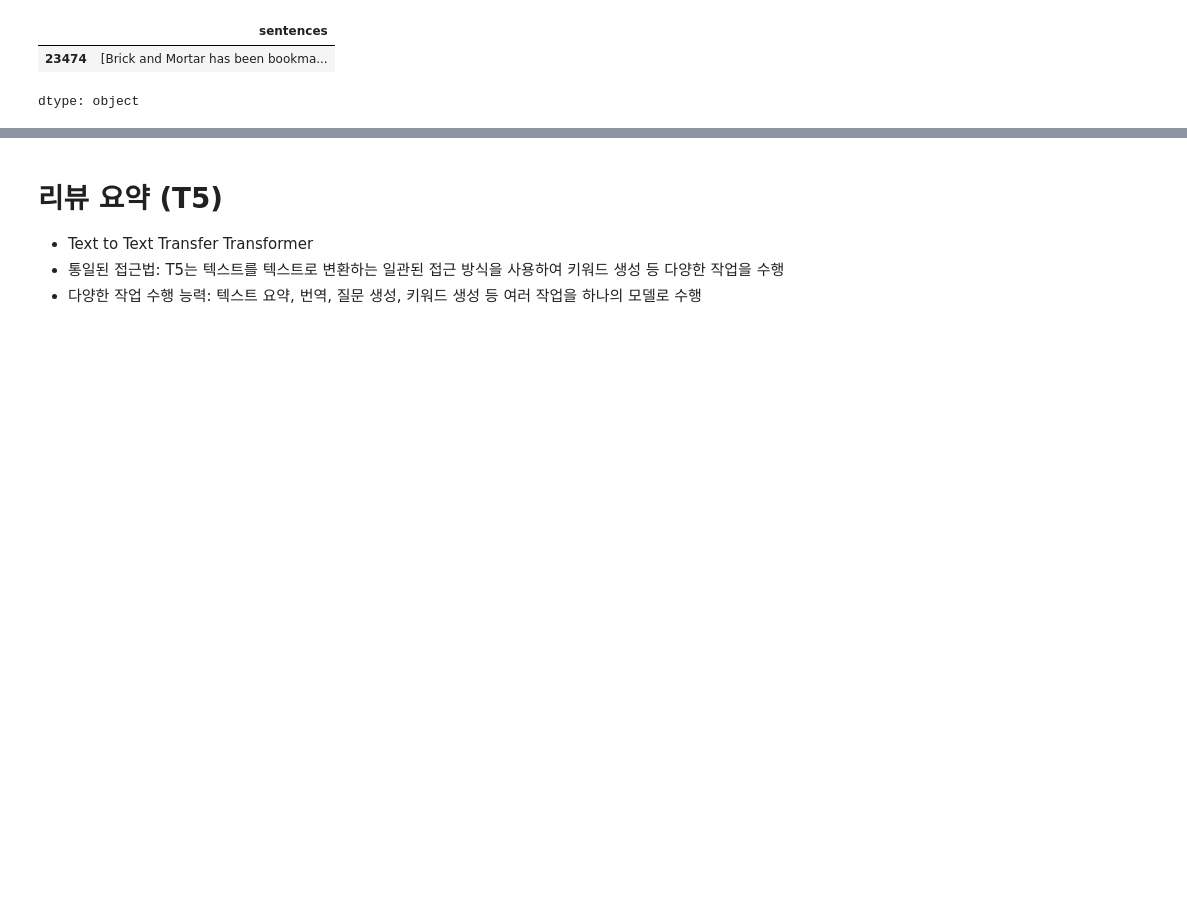
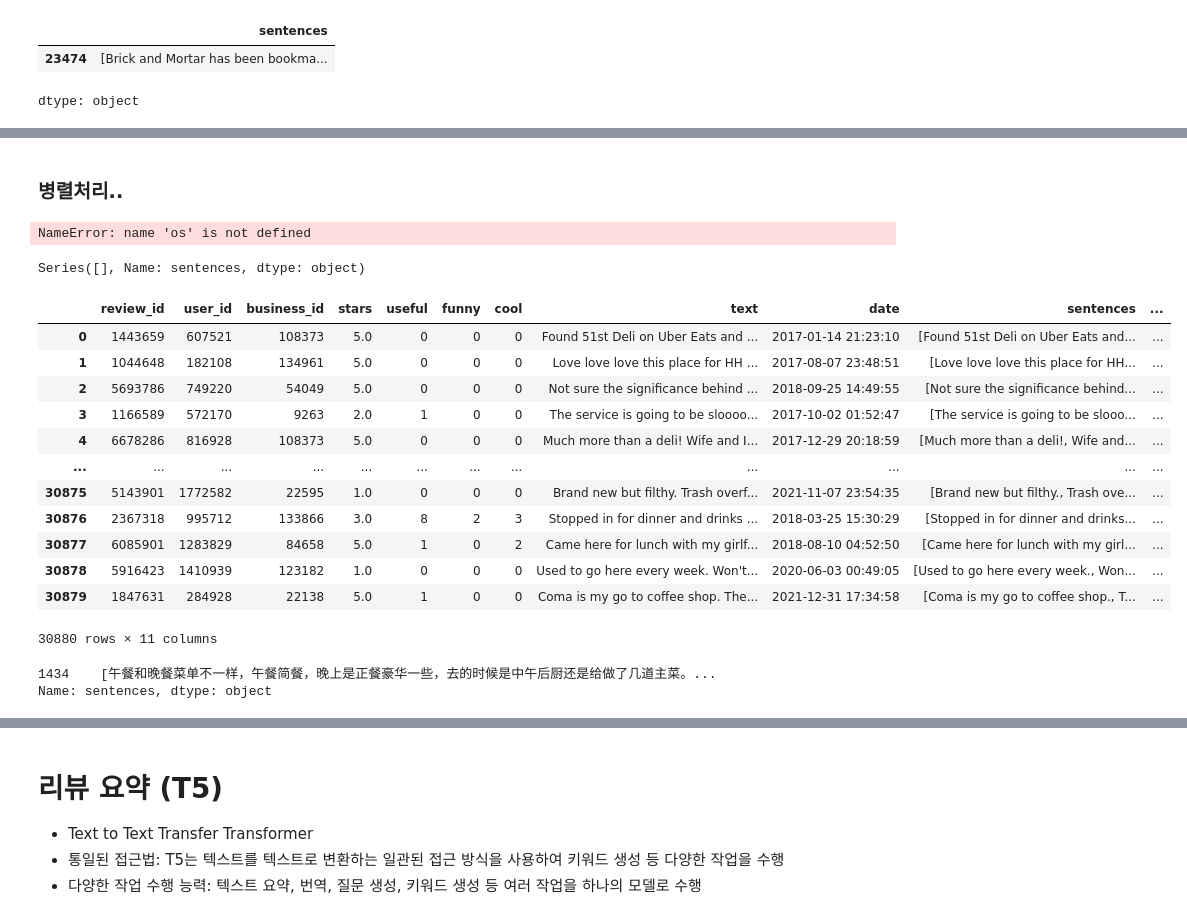
Before and after one commit to bongho/Project_ASAC_5th_Review, a Jupyter notebook: 키워드_기반_추출_모델링.ipynb, the cells around one changed output, grey strips where cells are left out. Drawn from its saved outputs; the diff is of its cells as text; code cells hidden in the pictures; blank space fills up the shorter version.

```diff
--- a/키워드_기반_추출_모델링.ipynb
+++ b/키워드_기반_추출_모델링.ipynb
@@ -82,0 +85,4 @@ memory usage: 184.0+ MB
+# %%
+df = pd.read_csv('/content/drive/MyDrive/ASAC 데이터 분석 과정/기업연계_프로젝트/final_dataset/sample_review.csv')
+# %%
+df.drop('Unnamed: 0', axis=1, inplace=True)
@@ -182,3 +315,73 @@ dtype: object
+# %% [markdown]
+### 병렬처리..
+# %%
+
+# 감정 분석 파이프라인 설정 (GPU 사용)
+device = 0 if torch.cuda.is_available() else -1
+sentiment_analysis = pipeline("sentiment-analysis", model="siebert/sentiment-roberta-large-english", device=device)
+
+# 중간 저장 파일 경로
+checkpoint_path = "sentiment_analysis_checkpoint.pkl"
+
+# 진행 상황 체크 및 복구
+if os.path.exists(checkpoint_path):
+    with open(checkpoint_path, 'rb') as f:
+        processed_results = pickle.load(f)
+else:
+    processed_results = {}
+
+# 감정 분석 함수
+def analyze_sentiment_batch(sentences):
+    return sentiment_analysis(sentences)
+
+# 데이터프레임의 각 리뷰에 대해 감정 분석 수행
+rows_to_process = [(index, row) for index, row in df.iterrows() if row['review_id'] not in processed_results]
+
+for index, row in tqdm(rows_to_process, total=len(rows_to_process), desc="Processing Reviews"):
+    review_id = row['review_id']
+    sentences = row['sentences']
+    results = analyze_sentiment_batch(sentences)
+    processed_results[review_id] = [(sentence, result['label'], result['score']) for sentence, result in zip(sentences, results)]
+
+    # 중간 저장
+    with open(checkpoint_path, 'wb')  as f:
+        pickle.dump(processed_results, f)
+
+# 결과를 데이터프레임에 반영
+df['sentiment_analysis'] = df['review_id'].apply(lambda x: processed_results.get(x, []))
+
+# 결과 출력
+import ace_tools as tools; tools.display_dataframe_to_user(name="Sentiment Analysis Results", dataframe=df)
+print(df[['review_id', 'sentiment_analysis']])
+# %% [output]
+NameError: name 'os' is not defined
+# %%
+df[df['review_id'] == 4344482]['sentences']
+# %% [output]
+Series([], Name: sentences, dtype: object)
+# %%
+df = df.drop(df[df['review_id'] == 4344482].index)
+# %%
+df['']
+# %% [output]
+|  | review_id | user_id | business_id | stars | useful | funny | cool | text | date | sentences | ... |
+| 0 | 1443659 | 607521 | 108373 | 5.0 | 0 | 0 | 0 | Found 51st Deli on Uber Eats and ... | 2017-01-14 21:23:10 | [Found 51st Deli on Uber Eats and... | ... |
+| 1 | 1044648 | 182108 | 134961 | 5.0 | 0 | 0 | 0 | Love love love this place for HH ... | 2017-08-07 23:48:51 | [Love love love this place for HH... | ... |
+| 2 | 5693786 | 749220 | 54049 | 5.0 | 0 | 0 | 0 | Not sure the significance behind ... | 2018-09-25 14:49:55 | [Not sure the significance behind... | ... |
+| 3 | 1166589 | 572170 | 9263 | 2.0 | 1 | 0 | 0 | The service is going to be sloooo... | 2017-10-02 01:52:47 | [The service is going to be slooo... | ... |
+| 4 | 6678286 | 816928 | 108373 | 5.0 | 0 | 0 | 0 | Much more than a deli! Wife and I... | 2017-12-29 20:18:59 | [Much more than a deli!, Wife and... | ... |
+| ... | ... | ... | ... | ... | ... | ... | ... | ... | ... | ... | ... |
+| 30875 | 5143901 | 1772582 | 22595 | 1.0 | 0 | 0 | 0 | Brand new but filthy. Trash overf... | 2021-11-07 23:54:35 | [Brand new but filthy., Trash ove... | ... |
+| 30876 | 2367318 | 995712 | 133866 | 3.0 | 8 | 2 | 3 | Stopped in for dinner and drinks ... | 2018-03-25 15:30:29 | [Stopped in for dinner and drinks... | ... |
+| 30877 | 6085901 | 1283829 | 84658 | 5.0 | 1 | 0 | 2 | Came here for lunch with my girlf... | 2018-08-10 04:52:50 | [Came here for lunch with my girl... | ... |
+| 30878 | 5916423 | 1410939 | 123182 | 1.0 | 0 | 0 | 0 | Used to go here every week. Won't... | 2020-06-03 00:49:05 | [Used to go here every week., Won... | ... |
+| 30879 | 1847631 | 284928 | 22138 | 5.0 | 1 | 0 | 0 | Coma is my go to coffee shop. The... | 2021-12-31 17:34:58 | [Coma is my go to coffee shop., T... | ... |
+30880 rows × 11 columns
+# %%
+df[df['review_id'] == 4344482]['sentences']
+# %% [output]
+1434    [午餐和晚餐菜单不一样，午餐简餐，晚上是正餐豪华一些，去的时候是中午后厨还是给做了几道主菜。...
+Name: sentences, dtype: object
 # %%
 from transformers import AutoTokenizer
 
```
Also changed, not shown: parts of 22 cells of this notebook.
